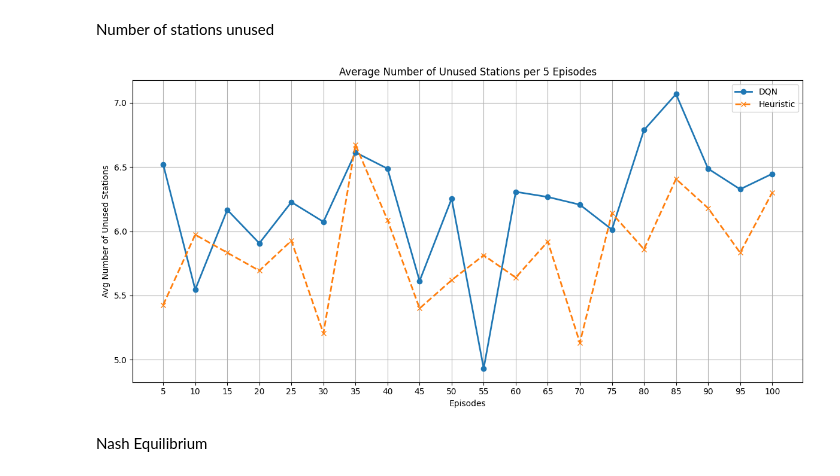
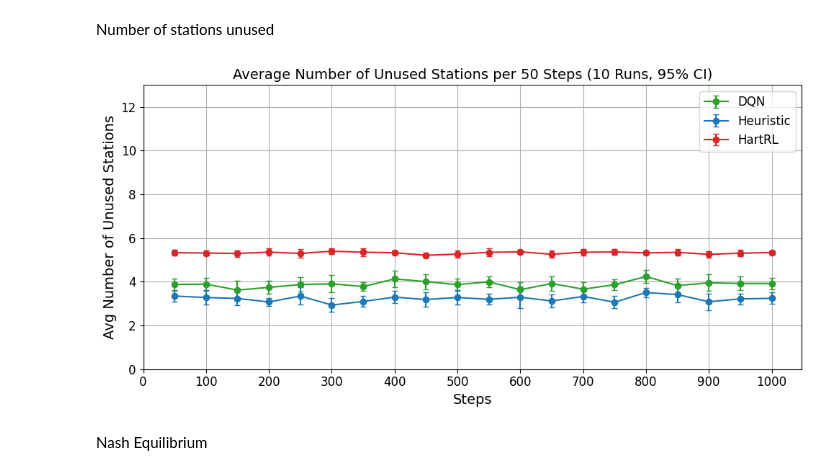
Before and after one commit to AlvaroSolana/DQN_RAT_Selection, a Jupyter notebook: test.ipynb, the cells around one changed output. Saved outputs shown, nothing was run; the diff lists cells and outputs as text; code cells hidden in the pictures.

```diff
--- a/test.ipynb
+++ b/test.ipynb
@@ -15,8 +15,8 @@ Initialize enviroment
 # Parameters for the Multi-RAT Network
 area_width = 150
 n_aps = 9
-n_users = 10
-n_steps = 30
-rat_env = Multi_RAT_Network(area_width, n_users, n_aps, n_steps, plot=False)
+n_users = 20
+n_steps = 10
+rat_env = Multi_RAT_Network(area_width, n_users, n_aps, n_steps, plot=False,train=False)
 # Simulation parameters
 n_episodes = 100
@@ -511,53 +488,62 @@ Number of stations unused
 # %%
 import matplotlib.pyplot as plt
 import numpy as np
 from collections import Counter
+from scipy import stats
 
-def plot_unused_stations(actions, h_actions, hart_actions, n_steps, max_episodes=None, k=1):
-    n_stations = rat_env.n_stations
-    n_timesteps = len(actions)
-    total_episodes = n_timesteps // n_steps
-    n_episodes = min(max_episodes or total_episodes, total_episodes)
-    grouped_episode_count = n_episodes // k
+def compute_unused_avg_and_ci(all_action_runs, n_steps, k, n_stations):
+    grouped_episode_count = len(all_action_runs[0]) // n_steps // k
+    all_unused_stats = []
 
-    def compute_unused_station_counts(action_seq):
+    for action_seq in all_action_runs:
         unused_counts_per_group = []
         for group in range(grouped_episode_count):
             unused_counts = []
             for ep in range(group * k, (group + 1) * k):
                 ep_start = ep * n_steps
                 ep_end = (ep + 1) * n_steps
                 for t in range(ep_start, ep_end):
                     station_counts = Counter(a.item() for a in action_seq[t])
                     unused = sum(1 for st_id in range(n_stations) if station_counts.get(st_id, 0) == 0)
                     unused_counts.append(unused)
             unused_counts_per_group.append(np.mean(unused_counts))
-        return unused_counts_per_group
+        all_unused_stats.append(unused_counts_per_group)
 
-    dqn_unused = compute_unused_station_counts(actions)
-    heuristic_unused = compute_unused_station_counts(h_actions)
-    hart_unused = compute_unused_station_counts(hart_actions)
+    all_unused_stats = np.array(all_unused_stats)
+    mean_vals = np.mean(all_unused_stats, axis=0)
+    std_err = stats.sem(all_unused_stats, axis=0)
+    ci = std_err * stats.t.ppf((1 + 0.95) / 2., len(all_action_runs) - 1)
 
+    return mean_vals, ci
 
-    x_vals = [(i + 1) * k for i in range(grouped_episode_count)]
+# --- Params ---
+k = 5
+n_stations = rat_env.n_stations
+grouped_episode_count = len(all_dqn_results[0][1]) // n_steps // k
+x_vals = [(i + 1) * k*n_steps for i in range(grouped_episode_count)]
 
-    plt.figure(figsize=(12, 6))
-    plt.plot(x_vals, dqn_unused, marker='o', linewidth=2, color='tab:green', label='DQN')
-    plt.plot(x_vals, heuristic_unused, marker='o', linestyle='--', linewidth=2, color='tab:blue', label='Heuristic')
-    plt.plot(x_vals, hart_unused, marker='o', linestyle='--', linewidth=2, color='tab:red', label='Heuristic')
+# Compute averages and CIs
+dqn_mean, dqn_ci = compute_unused_avg_and_ci([a for _, a in all_dqn_results], n_steps, k, n_stations)
+heur_mean, heur_ci = compute_unused_avg_and_ci([a for _, a in all_heuristic_results], n_steps, k, n_stations)
+hart_mean, hart_ci = compute_unused_avg_and_ci([a for _, a in all_hart_results], n_steps, k, n_stations)
 
-    plt.xlabel('Episodes')
-    plt.ylabel('Avg Number of Unused Stations')
-    plt.title(f'Average Number of Unused Stations per {k} Episodes')
-    plt.xticks(x_vals)
-    plt.grid(True)
-    plt.legend()
-    plt.tight_layout()
-    plt.show()
+# --- Plot ---
+plt.figure(figsize=(10, 5))
+plt.errorbar(x_vals, dqn_mean, yerr=dqn_ci, label='DQN', fmt='-o', color='tab:green', capsize=3)
+plt.errorbar(x_vals, heur_mean, yerr=heur_ci, label='Heuristic', fmt='-o', color='tab:blue', capsize=3)
+plt.errorbar(x_vals, hart_mean, yerr=hart_ci, label='HartRL', fmt='-o', color='tab:red', capsize=3)
 
-# Example usage
-plot_unused_stations(actions, h_actions, n_steps, max_episodes=100, k=5)
+plt.xlabel('Steps',fontsize = 14)
+plt.ylabel('Avg Number of Unused Stations',fontsize = 14)
+plt.title(f'Average Number of Unused Stations per {k*n_steps} Steps ({N_RUNS} Runs, 95% CI)',fontsize = 14)
+plt.grid(True)
+plt.ylim(0, n_stations)
+plt.xticks(np.arange(0, max(x_vals) + 1, 10*n_steps), fontsize=12)
+plt.tick_params(axis='y', labelsize=12)
+plt.legend(fontsize = 12)
+plt.tight_layout()
+plt.show()
 # %% [output]
-[figure, old version]
+[figure, new version]
 # %% [markdown]
 Nash Equilibrium
```
Also changed, not shown: parts of 26 cells of this notebook, 11 other files.
